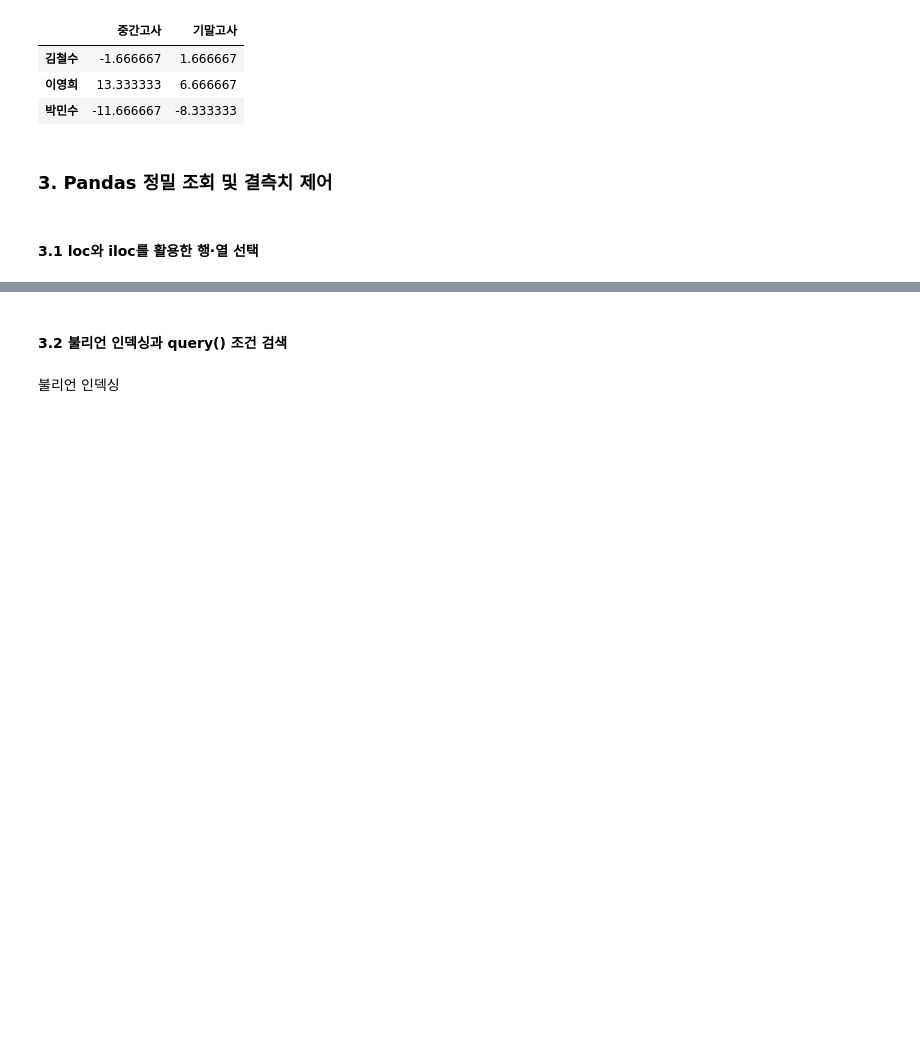
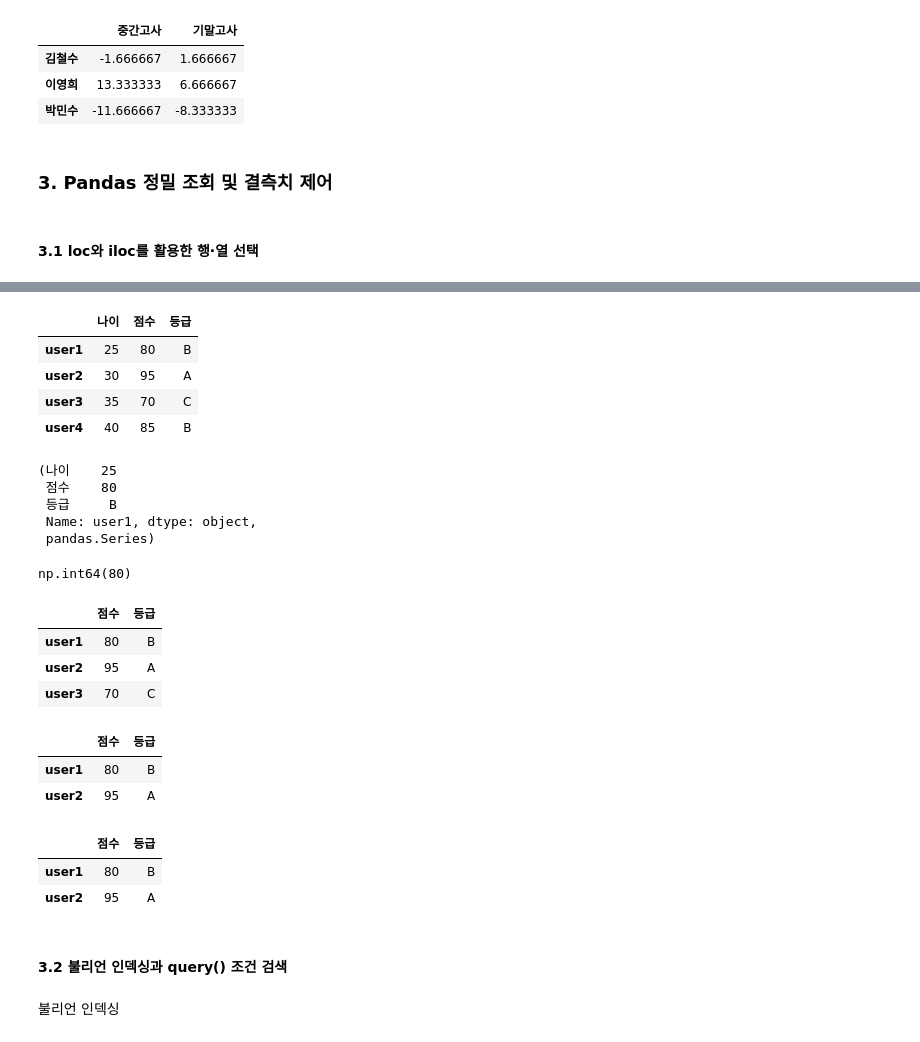
Before and after one commit to yonggyo1125/ax_study, a Jupyter notebook: 04_MACHINE_LEARNING/src/04_machine_learning/chapter01/special/pandas_practice.ipynb, the cells around one changed output, grey strips where cells are left out. Saved outputs shown, nothing was run; the diff lists cells and outputs as text; code cells hidden in the pictures; blank space fills up the shorter version.

```diff
--- a/04_MACHINE_LEARNING/src/04_machine_learning/chapter01/special/pandas_practice.ipynb
+++ b/04_MACHINE_LEARNING/src/04_machine_learning/chapter01/special/pandas_practice.ipynb
@@ -147,3 +157,49 @@ score_gap
+# %%
+import pandas as pd
+df = pd.DataFrame({
+    '나이': [25, 30, 35, 40],
+    '점수': [80, 95, 70, 85],
+    '등급': ['B', 'A', 'C', 'B']
+}, index=['user1', 'user2', 'user3', 'user4'])
+
+df
+# %% [output]
+|  | 나이 | 점수 | 등급 |
+| user1 | 25 | 80 | B |
+| user2 | 30 | 95 | A |
+| user3 | 35 | 70 | C |
+| user4 | 40 | 85 | B |
+# %%
+df.loc['user1'], type(df.loc['user1'])
+# %% [output]
+(나이    25
+ 점수    80
+ 등급     B
+ Name: user1, dtype: object,
+ pandas.Series)
+# %%
+df.loc['user1', '점수']
+# %% [output]
+np.int64(80)
+# %%
+df.loc['user1':'user3', ['점수', '등급']]
+# %% [output]
+|  | 점수 | 등급 |
+| user1 | 80 | B |
+| user2 | 95 | A |
+| user3 | 70 | C |
+# %%
+df.loc['user1':'user2', '점수':'등급']
+# %% [output]
+|  | 점수 | 등급 |
+| user1 | 80 | B |
+| user2 | 95 | A |
+# %%
+df.iloc[0:2, 1:3]
+# %% [output]
+|  | 점수 | 등급 |
+| user1 | 80 | B |
+| user2 | 95 | A |
 # %% [markdown]
 #### 3.2 불리언 인덱싱과 query() 조건 검색
 # %% [markdown]
```
Also changed, not shown: parts of 29 cells of this notebook.
